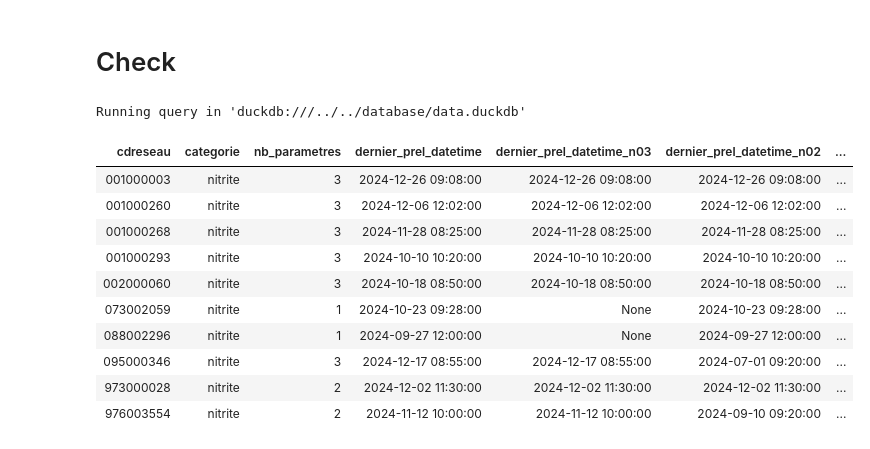
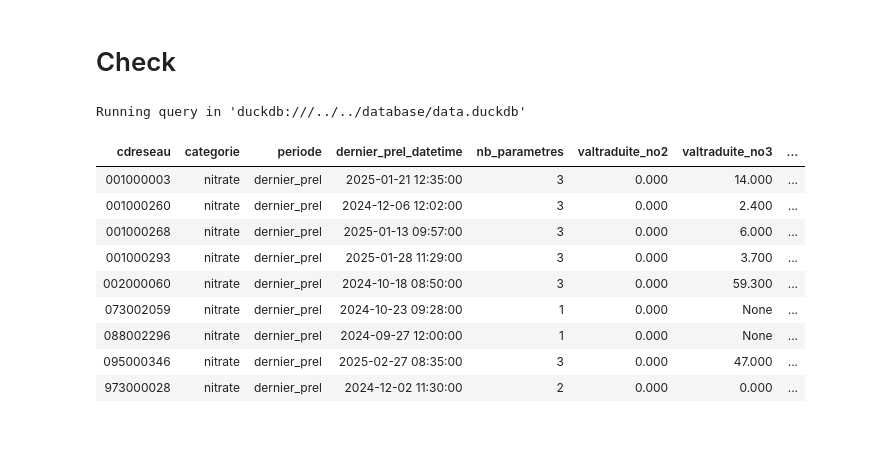
Before and after one commit to dataforgoodfr/13_pollution_eau, a Jupyter notebook: analytics/notebooks/resultats_nitrates.ipynb, the cells around one changed output. Cells and saved outputs as stored; diff of their text form; code cells hidden in the pictures.

Commit message:
feat: use new file GF +  Update filed resultats

```diff
--- a/analytics/notebooks/resultats_nitrates.ipynb
+++ b/analytics/notebooks/resultats_nitrates.ipynb
@@ -202,6 +265,7 @@ last_pvl AS (
         cdreseau,
         categorie,
         cdparametresiseeaux,
+        limite_qualite,
         datetimeprel,
         valtraduite,
         ROW_NUMBER()
@@ -211,13 +275,42 @@ last_pvl AS (
             )
             AS row_number
     FROM
-        int__resultats_udi_communes
+       int__resultats_udi_communes
     WHERE
-        categorie = 'nitrite'
+        categorie = 'nitrate'
         AND
         -- On garde les prélèvements de moins d'un an
         CURRENT_DATE - datetimeprel < INTERVAL 1 YEAR
-)
+),
+
+valeur_ref AS (
+SELECT
+    MAX(
+            CASE
+                WHEN
+                    cdparametresiseeaux = 'NO3'
+                    THEN limite_qualite
+            END
+        ) AS limite_qualite_no3,
+        MAX(
+            CASE
+                WHEN
+                    cdparametresiseeaux = 'NO3_NO2'
+                    THEN limite_qualite
+            END
+        ) AS limite_qualite_no3_no2,
+        MAX(
+            CASE
+                WHEN
+                    cdparametresiseeaux = 'NO2'
+                    THEN limite_qualite
+            END
+        ) AS limite_qualite_no2
+FROM int__valeurs_de_reference
+WHERE categorie_1='nitrate'
+),
+
+split_nitrites AS (
     SELECT
         last_pvl.cdreseau,
         last_pvl.categorie,
@@ -247,44 +340,71 @@ last_pvl AS (
         MAX(
             CASE
                 WHEN
                     last_pvl.cdparametresiseeaux = 'NO3'
                     THEN last_pvl.valtraduite
             END
         ) AS valtraduite_no3,
         MAX(
             CASE
                 WHEN
                     last_pvl.cdparametresiseeaux = 'NO2'
                     THEN last_pvl.valtraduite
             END
         ) AS valtraduite_no2,
         MAX(
             CASE
                 WHEN
                     last_pvl.cdparametresiseeaux = 'NO3_NO2'
                     THEN last_pvl.valtraduite
             END
         ) AS valtraduite_no3_no2
     FROM
         last_pvl
     WHERE
         last_pvl.row_number = 1
-        AND cdreseau IN( '002000060','095000346','001000003','976003554','088002296','073002059','973000028','001000260','001000268','001000293')
     GROUP BY
         last_pvl.cdreseau,
         last_pvl.categorie
-    ORDER BY
-        cdreseau
+),
+
+split_nitrites_with_ref AS (
+    SELECT
+        split_nitrites.*,
+        valeur_ref.limite_qualite_no3,
+        valeur_ref.limite_qualite_no3_no2,
+        valeur_ref.limite_qualite_no2,
+        split_nitrites.valtraduite_no3 / 50
+        + split_nitrites.valtraduite_no2 / 3 AS valtraduite_no3_no2_calc
+    FROM split_nitrites
+    CROSS JOIN valeur_ref
+
+)
+
+SELECT
+    split_nitrites_with_ref.cdreseau,
+    split_nitrites_with_ref.categorie,
+    'dernier_prel' AS periode,
+    split_nitrites_with_ref.dernier_prel_datetime,
+    split_nitrites_with_ref.nb_parametres,
+  split_nitrites_with_ref.valtraduite_no2,
+  split_nitrites_with_ref.valtraduite_no3,
+  split_nitrites_with_ref.valtraduite_no3_no2,
+  split_nitrites_with_ref.valtraduite_no3_no2_calc
+FROM
+    split_nitrites_with_ref
+WHERE
+    cdreseau IN( '002000060','095000346','001000003','976003554','088002296','073002059','973000028','001000260','001000268','001000293')
+ORDER BY
+    cdreseau
 # %% [output]
 Running query in 'duckdb:///../../database/data.duckdb'
-| cdreseau | categorie | nb_parametres | dernier_prel_datetime | dernier_prel_datetime_n03 | dernier_prel_datetime_n02 | ... |
-| 001000003 | nitrite | 3 | 2024-12-26 09:08:00 | 2024-12-26 09:08:00 | 2024-12-26 09:08:00 | ... |
-| 001000260 | nitrite | 3 | 2024-12-06 12:02:00 | 2024-12-06 12:02:00 | 2024-12-06 12:02:00 | ... |
-| 001000268 | nitrite | 3 | 2024-11-28 08:25:00 | 2024-11-28 08:25:00 | 2024-11-28 08:25:00 | ... |
-| 001000293 | nitrite | 3 | 2024-10-10 10:20:00 | 2024-10-10 10:20:00 | 2024-10-10 10:20:00 | ... |
-| 002000060 | nitrite | 3 | 2024-10-18 08:50:00 | 2024-10-18 08:50:00 | 2024-10-18 08:50:00 | ... |
-| 073002059 | nitrite | 1 | 2024-10-23 09:28:00 | None | 2024-10-23 09:28:00 | ... |
-| 088002296 | nitrite | 1 | 2024-09-27 12:00:00 | None | 2024-09-27 12:00:00 | ... |
-| 095000346 | nitrite | 3 | 2024-12-17 08:55:00 | 2024-12-17 08:55:00 | 2024-07-01 09:20:00 | ... |
-| 973000028 | nitrite | 2 | 2024-12-02 11:30:00 | 2024-12-02 11:30:00 | 2024-12-02 11:30:00 | ... |
-| 976003554 | nitrite | 2 | 2024-11-12 10:00:00 | 2024-11-12 10:00:00 | 2024-09-10 09:20:00 | ... |
+| cdreseau | categorie | periode | dernier_prel_datetime | nb_parametres | valtraduite_no2 | valtraduite_no3 | ... |
+| 001000003 | nitrate | dernier_prel | 2025-01-21 12:35:00 | 3 | 0.000 | 14.000 | ... |
+| 001000260 | nitrate | dernier_prel | 2024-12-06 12:02:00 | 3 | 0.000 | 2.400 | ... |
+| 001000268 | nitrate | dernier_prel | 2025-01-13 09:57:00 | 3 | 0.000 | 6.000 | ... |
+| 001000293 | nitrate | dernier_prel | 2025-01-28 11:29:00 | 3 | 0.000 | 3.700 | ... |
+| 002000060 | nitrate | dernier_prel | 2024-10-18 08:50:00 | 3 | 0.000 | 59.300 | ... |
+| 073002059 | nitrate | dernier_prel | 2024-10-23 09:28:00 | 1 | 0.000 | None | ... |
+| 088002296 | nitrate | dernier_prel | 2024-09-27 12:00:00 | 1 | 0.000 | None | ... |
+| 095000346 | nitrate | dernier_prel | 2025-02-27 08:35:00 | 3 | 0.000 | 47.000 | ... |
+| 973000028 | nitrate | dernier_prel | 2024-12-02 11:30:00 | 2 | 0.000 | 0.000 | ... |
```
Also changed, not shown: parts of 8 cells of this notebook, 3 other files.
